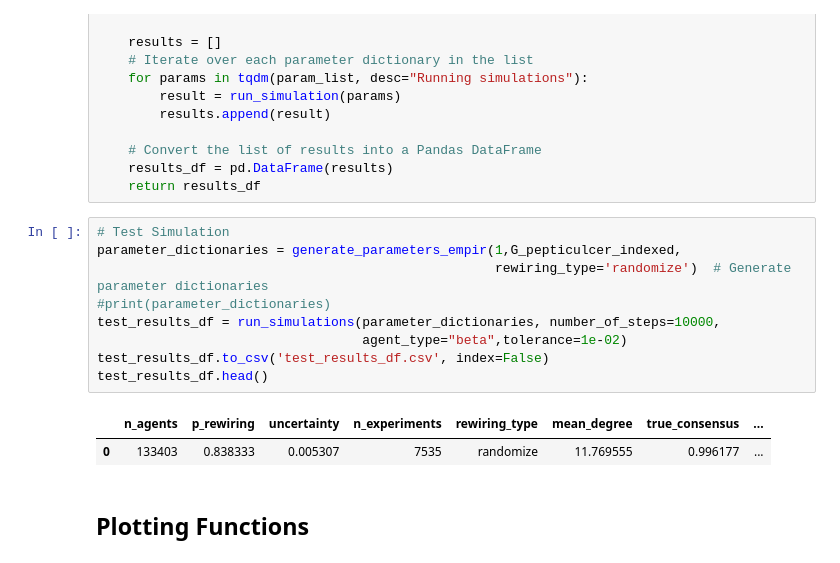
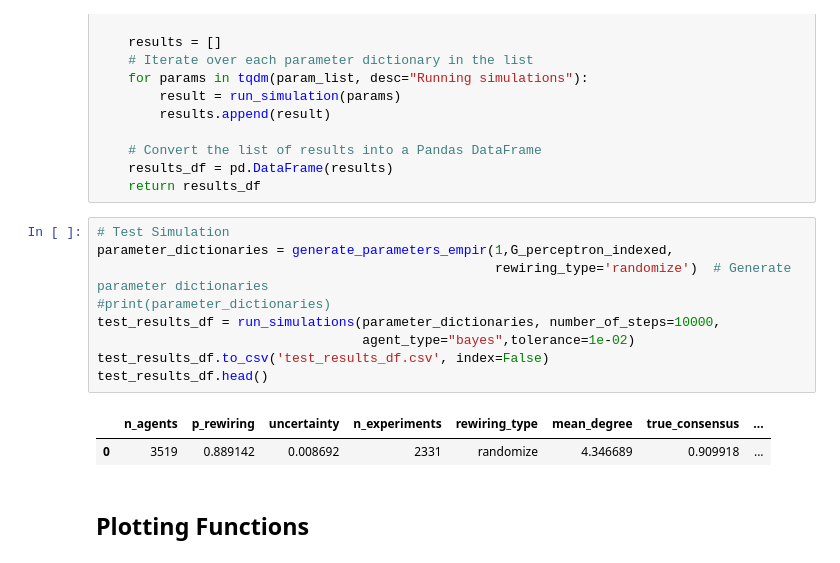
Before and after one commit to MNoichl/network_epistemology_playground, a Jupyter notebook: simulations_empiricalnet_clean.ipynb, the cells around one changed output. Cells and saved outputs as stored; diff of their text form.

```diff
--- a/simulations_empiricalnet_clean.ipynb
+++ b/simulations_empiricalnet_clean.ipynb
@@ -163,16 +164,16 @@ def run_simulations(param_list, number_of_steps=10000,agent_type="bayes",toleran
     return results_df
 # %%
 # Test Simulation
-parameter_dictionaries = generate_parameters_empir(1,G_pepticulcer_indexed,
+parameter_dictionaries = generate_parameters_empir(1,G_perceptron_indexed,
                                                    rewiring_type='randomize')  # Generate parameter dictionaries
 #print(parameter_dictionaries)
 test_results_df = run_simulations(parameter_dictionaries, number_of_steps=10000,
-                                  agent_type="beta",tolerance=1e-02)
+                                  agent_type="bayes",tolerance=1e-02)
 test_results_df.to_csv('test_results_df.csv', index=False)
 test_results_df.head()
 # %% [output]
 |  | n_agents | p_rewiring | uncertainty | n_experiments | rewiring_type | mean_degree | true_consensus | ... |
-| 0 | 133403 | 0.838333 | 0.005307 | 7535 | randomize | 11.769555 | 0.996177 | ... |
+| 0 | 3519 | 0.889142 | 0.008692 | 2331 | randomize | 4.346689 | 0.909918 | ... |
 # %% [markdown]
 ## Plotting Functions
 # %%
```
Also changed, not shown: parts of 9 cells of this notebook, 3 other files.
